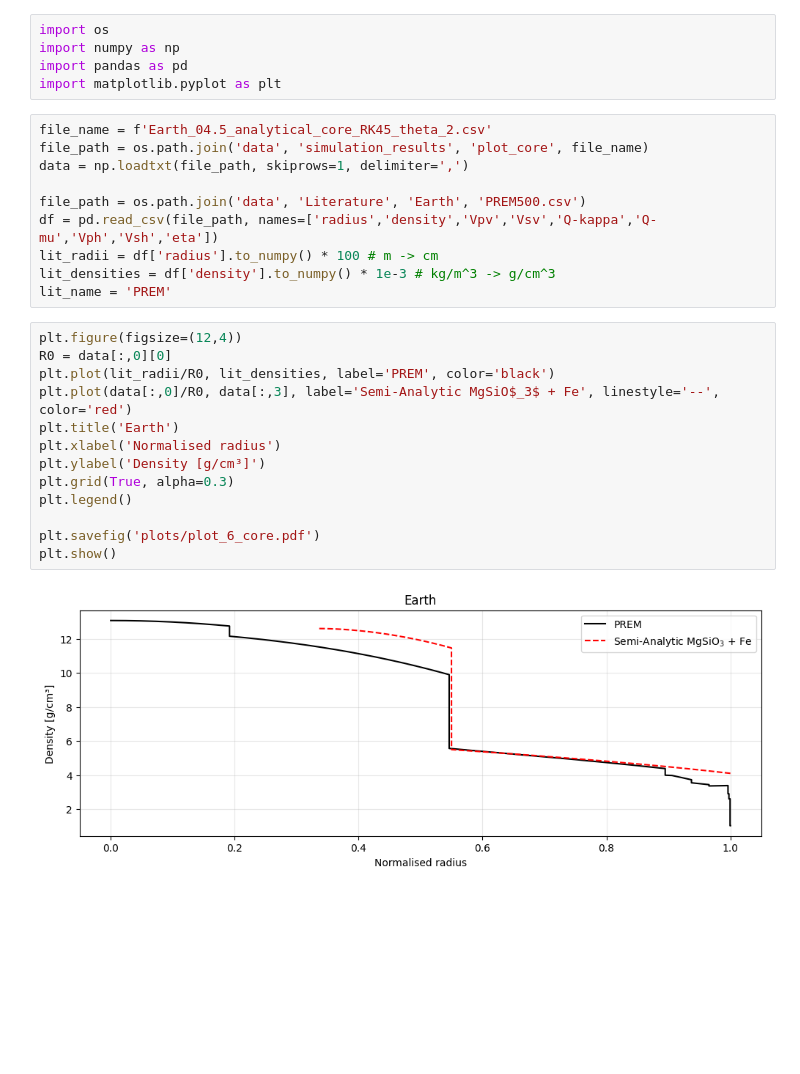
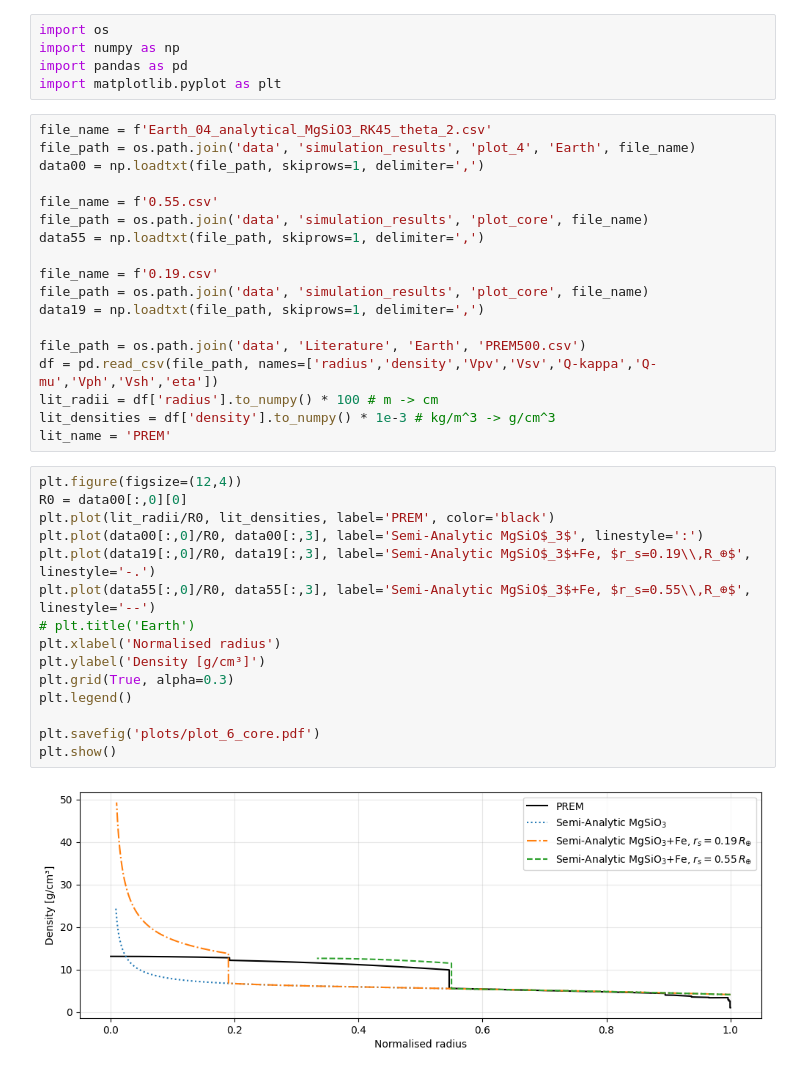
Before and after one commit to Akut-Luna/AST-514-Final-Project, a Jupyter notebook: plot_core.ipynb, the cells around one changed output. Drawn from its saved outputs; the diff is of its cells as text; blank space fills up the shorter version.

```diff
--- a/plot_core.ipynb
+++ b/plot_core.ipynb
@@ -4,9 +4,17 @@ import numpy as np
 import pandas as pd
 import matplotlib.pyplot as plt
 # %%
-file_name = f'Earth_04.5_analytical_core_RK45_theta_2.csv'
+file_name = f'Earth_04_analytical_MgSiO3_RK45_theta_2.csv'
+file_path = os.path.join('data', 'simulation_results', 'plot_4', 'Earth', file_name)
+data00 = np.loadtxt(file_path, skiprows=1, delimiter=',')
+
+file_name = f'0.55.csv'
 file_path = os.path.join('data', 'simulation_results', 'plot_core', file_name)
-data = np.loadtxt(file_path, skiprows=1, delimiter=',')
+data55 = np.loadtxt(file_path, skiprows=1, delimiter=',')
+
+file_name = f'0.19.csv'
+file_path = os.path.join('data', 'simulation_results', 'plot_core', file_name)
+data19 = np.loadtxt(file_path, skiprows=1, delimiter=',')
 
 file_path = os.path.join('data', 'Literature', 'Earth', 'PREM500.csv')
 df = pd.read_csv(file_path, names=['radius','density','Vpv','Vsv','Q-kappa','Q-mu','Vph','Vsh','eta'])
@@ -15,16 +23,18 @@ lit_densities = df['density'].to_numpy() * 1e-3 # kg/m^3 -> g/cm^3
 lit_name = 'PREM'
 # %%
 plt.figure(figsize=(12,4))
-R0 = data[:,0][0]
+R0 = data00[:,0][0]
 plt.plot(lit_radii/R0, lit_densities, label='PREM', color='black')
-plt.plot(data[:,0]/R0, data[:,3], label='Semi-Analytic MgSiO$_3$ + Fe', linestyle='--', color='red')
-plt.title('Earth')
+plt.plot(data00[:,0]/R0, data00[:,3], label='Semi-Analytic MgSiO$_3$', linestyle=':')
+plt.plot(data19[:,0]/R0, data19[:,3], label='Semi-Analytic MgSiO$_3$+Fe, $r_s=0.19\\,R_⊕$', linestyle='-.')
+plt.plot(data55[:,0]/R0, data55[:,3], label='Semi-Analytic MgSiO$_3$+Fe, $r_s=0.55\\,R_⊕$', linestyle='--')
+# plt.title('Earth')
 plt.xlabel('Normalised radius')
 plt.ylabel('Density [g/cm³]')
 plt.grid(True, alpha=0.3)
 plt.legend()
 
 plt.savefig('plots/plot_6_core.pdf')
 plt.show()
 # %% [output]
-[figure, old version]
+[figure, new version]
```
Also changed, not shown: 6 other files.
